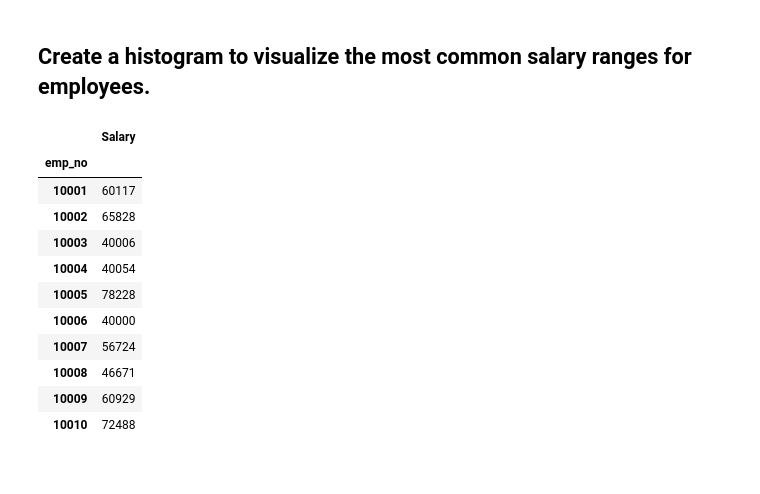
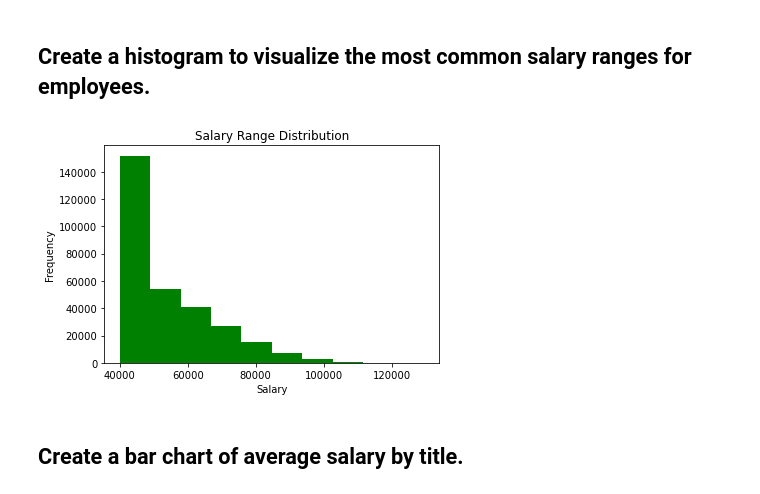
Before and after one commit to JoeKell/EmployeeDBCleanup, a Jupyter notebook: Bonus.ipynb, the cells around one changed output. Drawn from its saved outputs; the diff is of its cells as text; code cells hidden in the pictures.

Commit message:
Finished histogram

```diff
--- a/Bonus.ipynb
+++ b/Bonus.ipynb
@@ -19,8 +19,6 @@ Base.classes.keys()
 session = Session(bind=engine)
 # %%
 import matplotlib
-from matplotlib import style
-style.use('seaborn')
 import matplotlib.pyplot as plt
 # %%
 inspector = inspect(engine)
@@ -35,18 +33,10 @@ results = session.query(Base.classes.salaries.emp_no,Base.classes.salaries.salar
 # %%
 #Salaries = [result[0] for result in results]
 df = pd.DataFrame(results, columns=['emp_no','Salary'])
 df.set_index('emp_no', inplace=True, )
 df.head(10)
+df['Salary'].plot.hist(title="Salary Range Distribution",color="green")
+plt.xlabel("Salary")
+plt.show()
 # %% [output]
-|  | Salary |
-| emp_no |  |
-| 10001 | 60117 |
-| 10002 | 65828 |
-| 10003 | 40006 |
-| 10004 | 40054 |
-| 10005 | 78228 |
-| 10006 | 40000 |
-| 10007 | 56724 |
-| 10008 | 46671 |
-| 10009 | 60929 |
-| 10010 | 72488 |
+[figure, added]
@@ -58,0 +43,2 @@ group_names = ["F", "D", "C", "B", "A"]
+# %% [markdown]
+## Create a bar chart of average salary by title.
```
Also changed, not shown: parts of 2 cells of this notebook.
